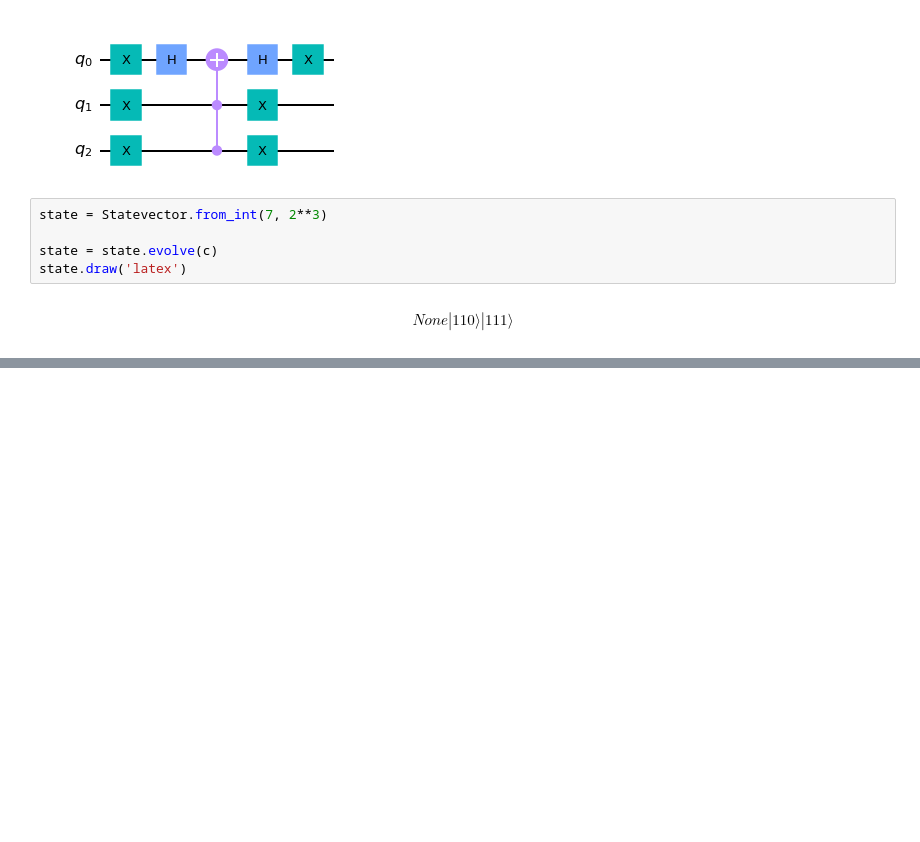
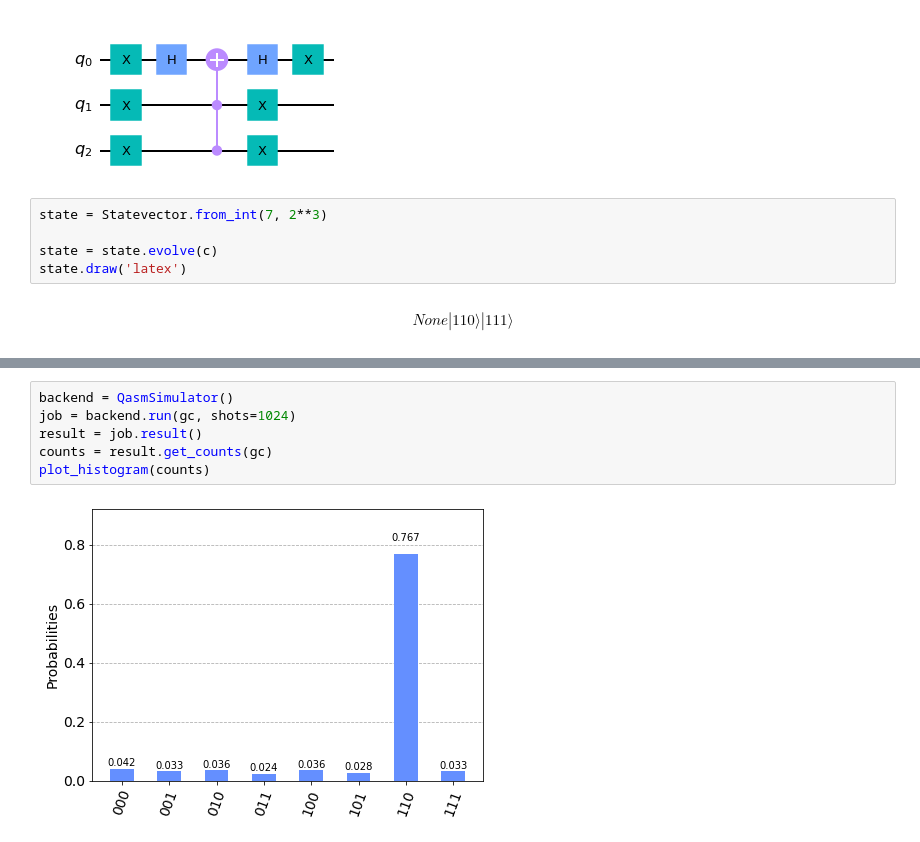
Before and after one commit to chenjie512/tfg_quantum_computing, a Jupyter notebook: qiskit/test_grover.ipynb, the cells around one changed output, grey strips where cells are left out. Saved outputs shown, nothing was run; the diff lists cells and outputs as text; blank space fills up the shorter version.

```diff
--- a/qiskit/test_grover.ipynb
+++ b/qiskit/test_grover.ipynb
@@ -60,0 +91,8 @@ $$None |110\rangle |111\rangle$$
+# %%
+backend = QasmSimulator()
+job = backend.run(gc, shots=1024)
+result = job.result()
+counts = result.get_counts(gc)
+plot_histogram(counts)
+# %% [output]
+[figure, added]
```
Also changed, not shown: parts of 1 cell of this notebook.
